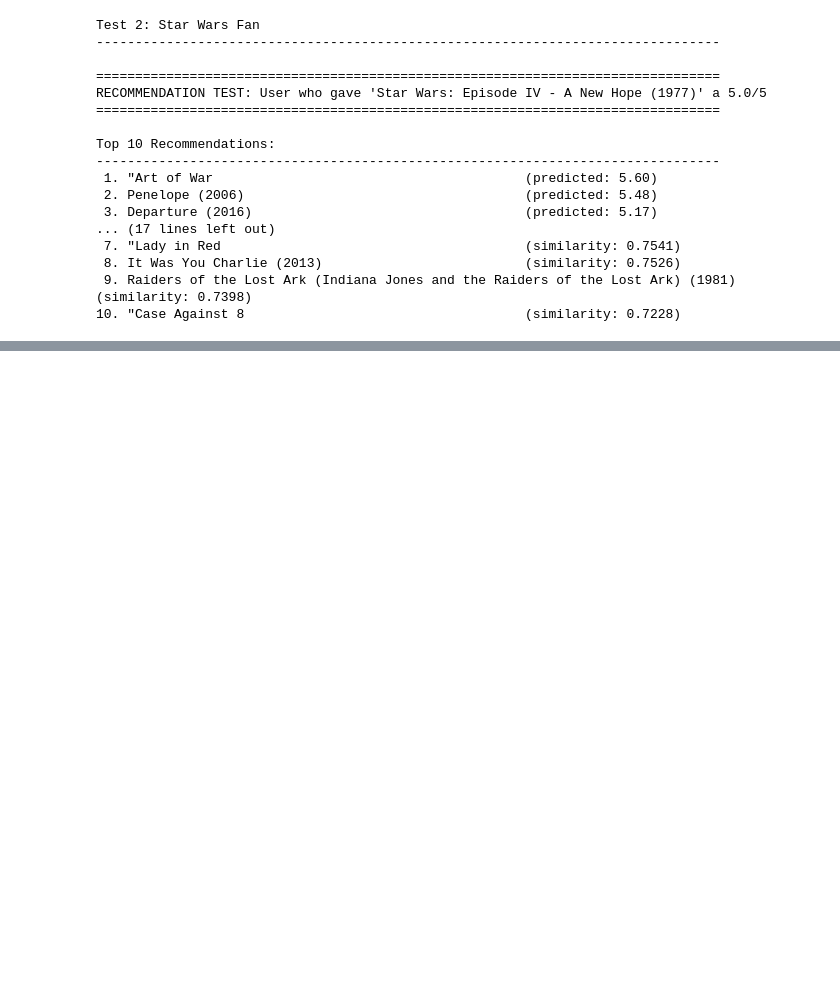
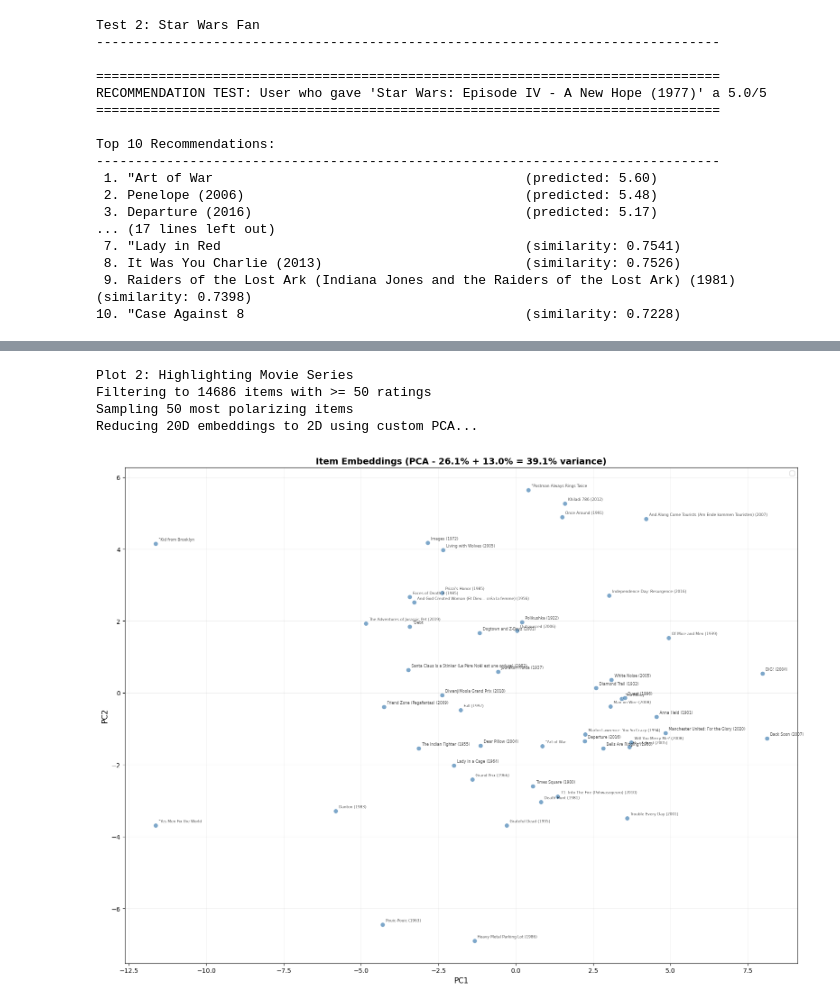
Before and after one commit to Abdulrasheed1729/rekomenda, a Jupyter notebook: notebooks/testing-model.ipynb, the cells around one changed output, grey strips where cells are left out. Cells and saved outputs as stored; diff of their text form; code cells hidden in the pictures; blank space fills up the shorter version.

```diff
--- a/notebooks/testing-model.ipynb
+++ b/notebooks/testing-model.ipynb
@@ -168,0 +189,25 @@ AttributeError: 'ALSRecommendationAnalyzer' object has no attribute 'plot_embedd
+# %%
+if lotr_matches or sw_matches:
+    print("\n\nPlot 2: Highlighting Movie Series")
+    highlight_ids = []
+    if lotr_matches:
+        highlight_ids.extend([item_id for item_id, _ in lotr_matches[:3]])
+    if sw_matches:
+        highlight_ids.extend([item_id for item_id, _ in sw_matches[:3]])
+
+    analyser.plot_embedding_scatter(
+        n_items=50,
+        highlight_items=highlight_ids,
+        min_ratings=50,
+        csc_matrix=train_csc,
+        figsize=(16, 12),
+        alpha=0.7,
+        label_top_n=20,
+        show_labels=True
+    )
+# %% [output]
+Plot 2: Highlighting Movie Series
+Filtering to 14686 items with >= 50 ratings
+Sampling 50 most polarizing items
+Reducing 20D embeddings to 2D using custom PCA...
+[figure, added]
```
Also changed, not shown: parts of 4 cells of this notebook, 4 other files.
